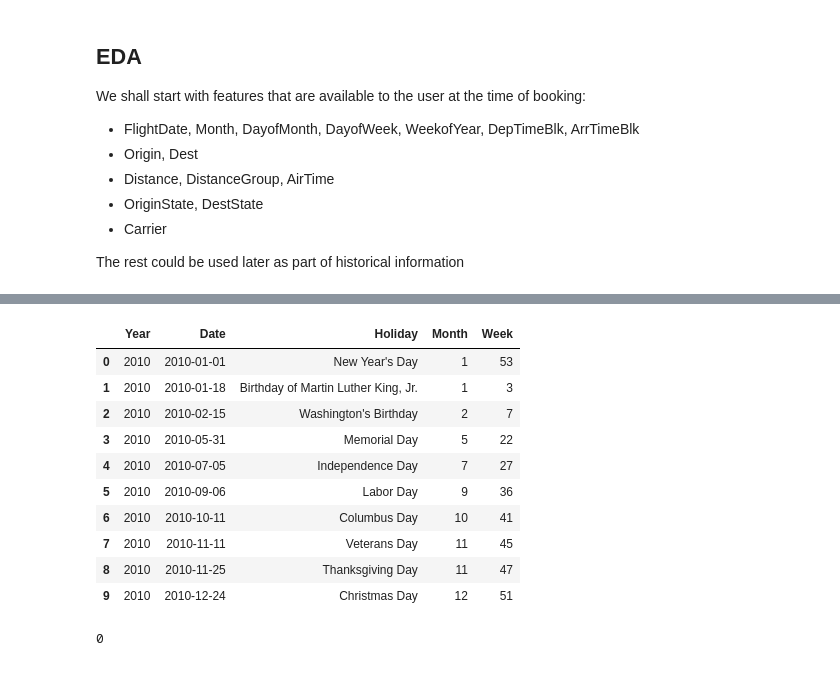
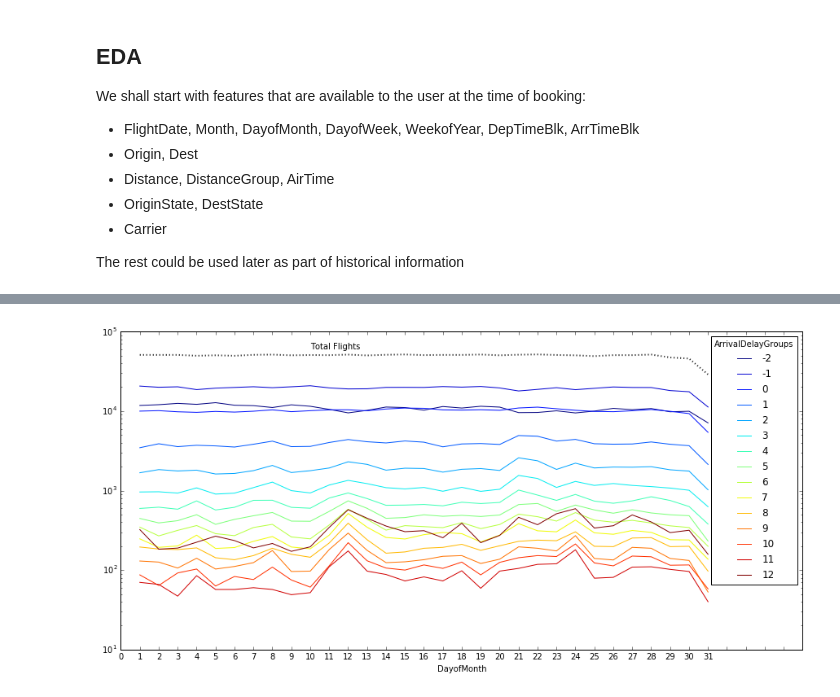
Before and after one commit to kthouz/Flights_Delays, a Jupyter notebook: 00_0_Delays Analysis.ipynb, the cells around one changed output, grey strips where cells are left out. Cells and saved outputs as stored; diff of their text form; code cells hidden in the pictures.

```diff
--- a/00_0_Delays Analysis.ipynb
+++ b/00_0_Delays Analysis.ipynb
@@ -370,14 +369,0 @@ plt.show()
-# %%
-holidays[holidays.Year==2010]
-# %% [output]
-|  | Year | Date | Holiday | Month | Week |
-| 0 | 2010 | 2010-01-01 | New Year's Day | 1 | 53 |
-| 1 | 2010 | 2010-01-18 | Birthday of Martin Luther King, Jr. | 1 | 3 |
-| 2 | 2010 | 2010-02-15 | Washington's Birthday | 2 | 7 |
-| 3 | 2010 | 2010-05-31 | Memorial Day | 5 | 22 |
-| 4 | 2010 | 2010-07-05 | Independence Day | 7 | 27 |
-| 5 | 2010 | 2010-09-06 | Labor Day | 9 | 36 |
-| 6 | 2010 | 2010-10-11 | Columbus Day | 10 | 41 |
-| 7 | 2010 | 2010-11-11 | Veterans Day | 11 | 45 |
-| 8 | 2010 | 2010-11-25 | Thanksgiving Day | 11 | 47 |
-| 9 | 2010 | 2010-12-24 | Christmas Day | 12 | 51 |
@@ -386,4 +370,17 @@ t = holidays.Date[1]
-# %%
-t.dayofweek
-# %% [output]
-0
+# %%
+# the total number of flights remains constant over the month
+# delays in groups 7 - 12 picks on 12th and 24th day of the month <- why?
+# delays get down on 31st. This is not surprising since some months do not have 31 days
+arrByDayMonth = pd.pivot_table(data = sample1[['DayofMonth','Flights','ArrivalDelayGroups']],
+                               index = 'DayofMonth', columns = 'ArrivalDelayGroups',values='Flights', aggfunc='sum')
+fig,ax = plt.subplots(1,1,figsize=[15,7])
+arrByDayMonth.plot(ax=ax,cmap=plt.get_cmap('jet'))
+
+(arrByDayMonth.sum(axis=1)).plot(ax=ax,color='k',linewidth=2,linestyle=':')
+plt.text(10,60000,'Total Flights')
+plt.xticks(range(0,36),range(0,32))
+plt.xlim([0,36])
+plt.yscale('log')
+plt.show()
+# %% [output]
+[figure, added]
```
Also changed, not shown: parts of 17 cells of this notebook, 1 other file.
